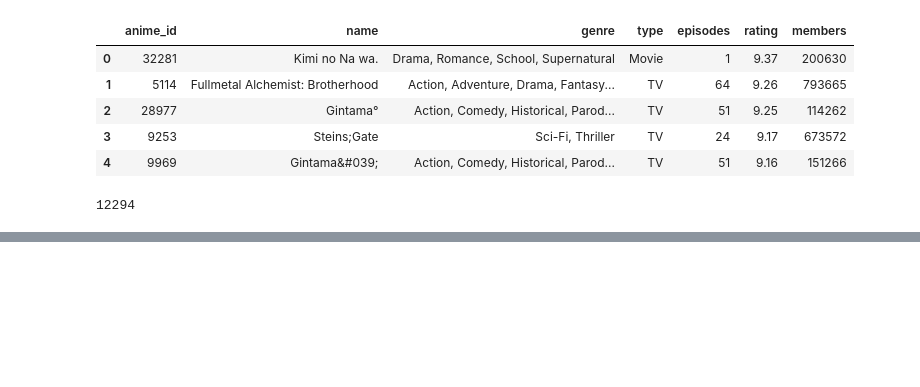
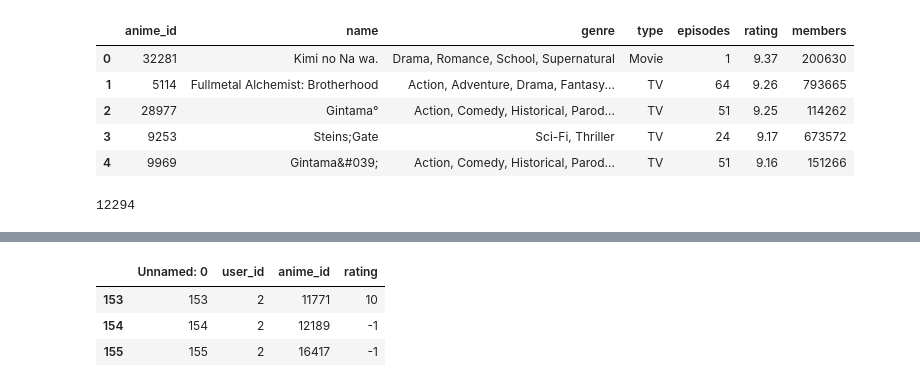
Before and after one commit to bsurya27/Recommender-Systems, a Jupyter notebook: analysis.ipynb, the cells around one changed output, grey strips where cells are left out. Saved outputs shown, nothing was run; the diff lists cells and outputs as text; code cells hidden in the pictures; blank space fills up the shorter version.

```diff
--- a/analysis.ipynb
+++ b/analysis.ipynb
@@ -145,0 +132,9 @@ len(finRate)
+# %%
+user_groups = finRate.groupby('user_id')
+# %%
+user_groups.get_group(2)
+# %% [output]
+|  | Unnamed: 0 | user_id | anime_id | rating |
+| 153 | 153 | 2 | 11771 | 10 |
+| 154 | 154 | 2 | 12189 | -1 |
+| 155 | 155 | 2 | 16417 | -1 |
```
Also changed, not shown: parts of 3 cells of this notebook.
